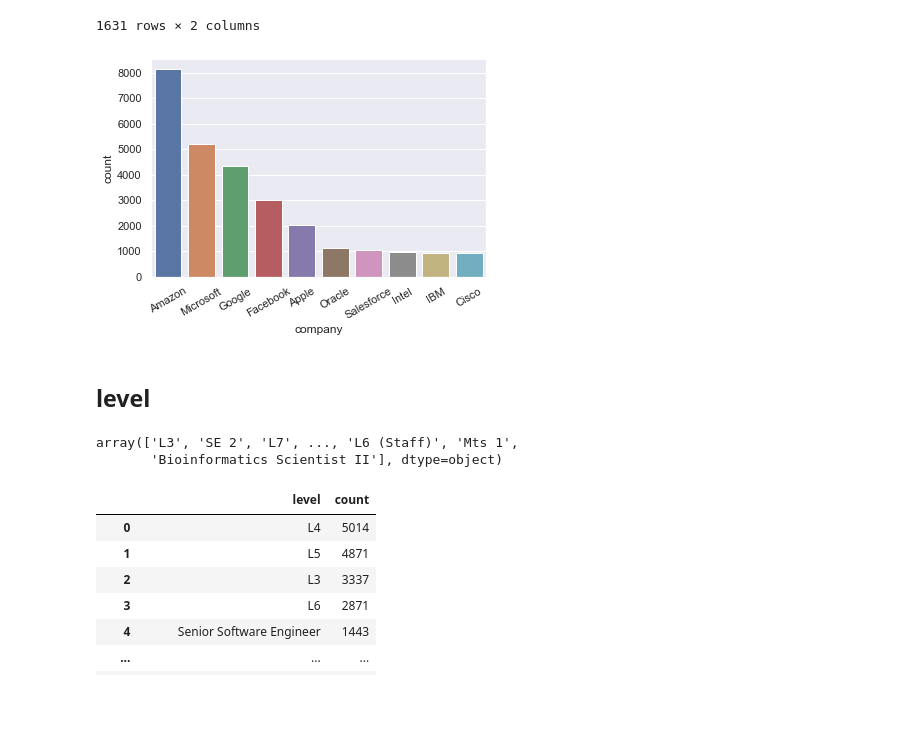
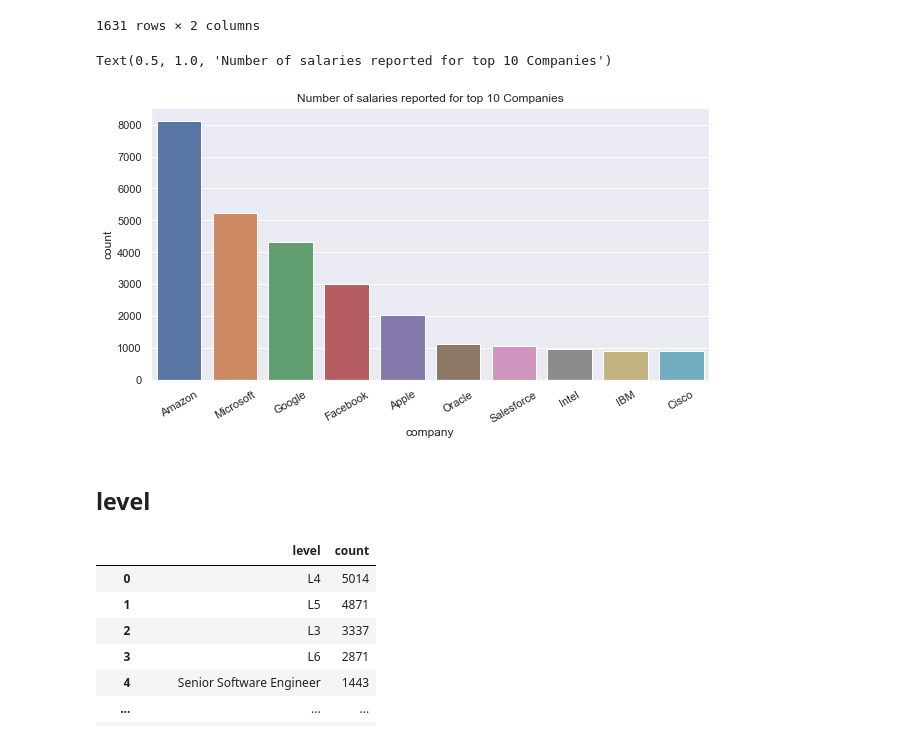
Before and after one commit to PriyankaVelagala/INM701, a Jupyter notebook: Data exploration.ipynb, the cells around one changed output. Cells and saved outputs as stored; diff of their text form; code cells hidden in the pictures; blank space fills up the shorter version.

```diff
--- a/Data exploration.ipynb
+++ b/Data exploration.ipynb
@@ -106,15 +136,13 @@ t[['company', 'count']] # need data cleaning?
 1631 rows × 2 columns
 # %%
 t = t.head(10)
+sns.set(rc={'figure.figsize':(10,5)})
 ax = sns.barplot(x="company", y="count", data=t)
 ax.tick_params(axis='x', rotation=30)
+ax.set_title('Number of salaries reported for top 10 Companies')
 # %% [output]
+Text(0.5, 1.0, 'Number of salaries reported for top 10 Companies')
-[figure, old version]
+[figure, new version]
 # %% [markdown]
 ## level
-# %%
-display(df['level'].unique()) #can this be useful?
-# %% [output]
-array(['L3', 'SE 2', 'L7', ..., 'L6 (Staff)', 'Mts 1',
-       'Bioinformatics Scientist II'], dtype=object)
 # %%
```
Also changed, not shown: parts of 39 cells of this notebook.
